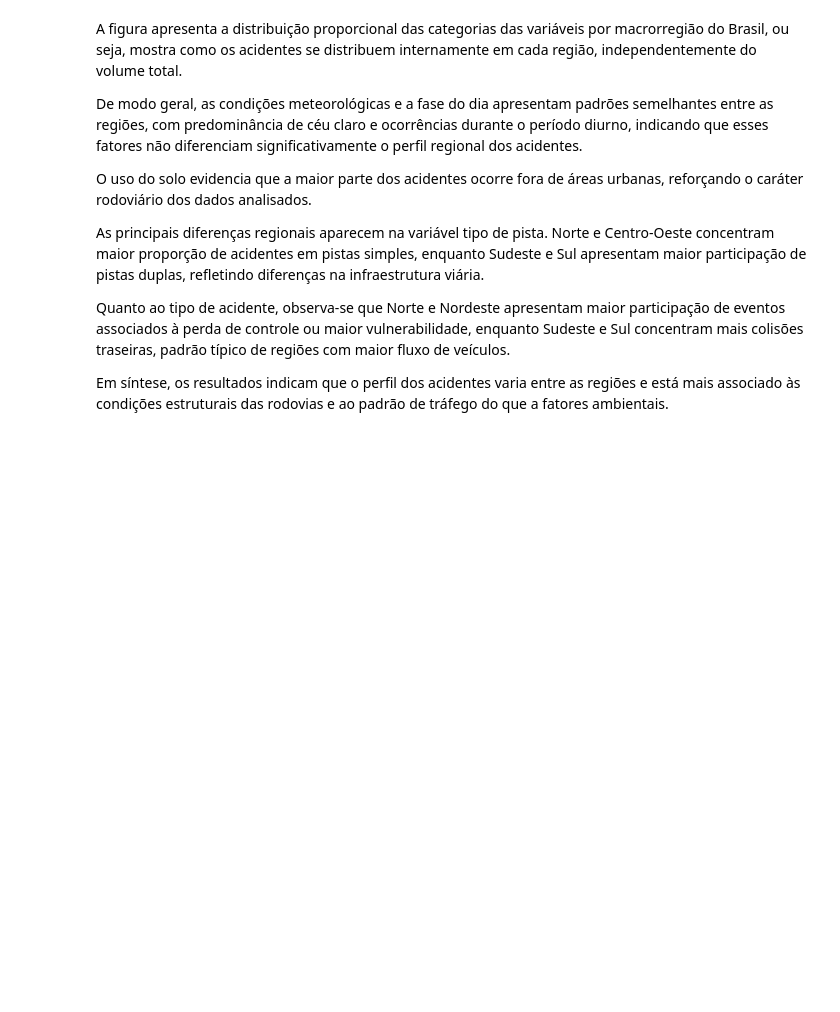
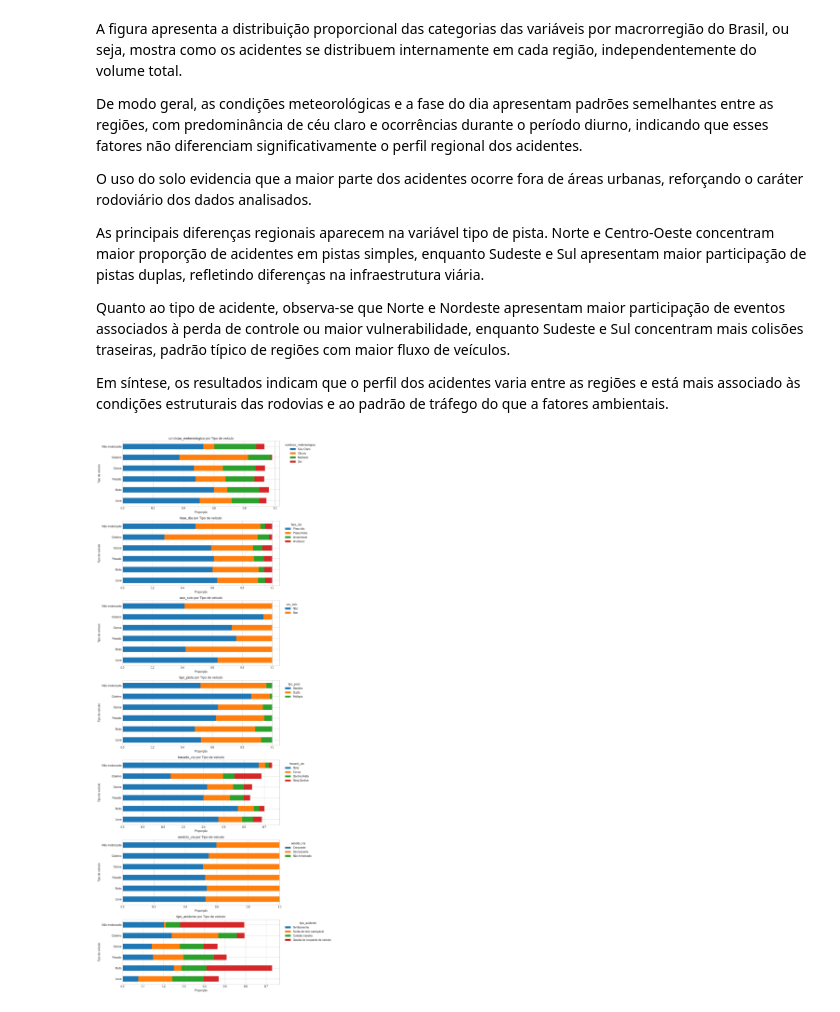
Before and after one commit to Fabiano01EST/traffic-accidents-brazil-analysis, a Jupyter notebook: mapas.ipynb, the cells around one changed output. Saved outputs shown, nothing was run; the diff lists cells and outputs as text; code cells hidden in the pictures; blank space fills up the shorter version.

```diff
--- a/mapas.ipynb
+++ b/mapas.ipynb
@@ -293,3 +293,75 @@ As principais diferenças regionais aparecem na variável tipo de pista. Norte e
 Quanto ao tipo de acidente, observa-se que Norte e Nordeste apresentam maior participação de eventos associados à perda de controle ou maior vulnerabilidade, enquanto Sudeste e Sul concentram mais colisões traseiras, padrão típico de regiões com maior fluxo de veículos.
 
 Em síntese, os resultados indicam que o perfil dos acidentes varia entre as regiões e está mais associado às condições estruturais das rodovias e ao padrão de tráfego do que a fatores ambientais.
+# %%
+map_veiculo = {
+    "Automóvel": "Leve",
+    "Caminhonete": "Leve",
+    "Camioneta": "Leve",
+    "Utilitário": "Leve",
+
+    "Motocicleta": "Moto",
+    "Motoneta": "Moto",
+    "Ciclomotor": "Moto",
+
+    "Caminhão": "Pesado",
+    "Caminhão-trator": "Pesado",
+    "Reboque": "Pesado",
+    "Semirreboque": "Pesado",
+
+    "Ônibus": "Coletivo",
+    "Micro-ônibus": "Coletivo",
+
+    "Bicicleta": "Não motorizado",
+    "Pedestre": "Não motorizado"
+}
+
+dados["grupo_veiculo"] = dados["tipo_veiculo"].map(map_veiculo).fillna("Outros")
+
+import pandas as pd
+import matplotlib.pyplot as plt
+
+col_names = [
+    "condicao_metereologica", "fase_dia", "uso_solo",
+    "tipo_pista", "tracado_via", "sentido_via", "tipo_acidente"
+]
+
+ordem = dados["grupo_veiculo"].value_counts().index
+
+fig, axes = plt.subplots(len(col_names), 1, figsize=(12, 4 * len(col_names)))
+
+if len(col_names) == 1:
+    axes = [axes]
+
+for i, col in enumerate(col_names):
+
+    tab = pd.crosstab(
+        dados["grupo_veiculo"],
+        dados[col],
+        normalize="index"
+    )
+
+    top_cat = dados[col].value_counts().nlargest(4).index
+    tab = tab[top_cat]
+    tab = tab.loc[ordem]
+
+    tab.plot(
+        kind="barh",
+        stacked=True,
+        ax=axes[i]
+    )
+
+    axes[i].set_title(f"{col} por Tipo de veículo")
+    axes[i].set_xlabel("Proporção")
+    axes[i].set_ylabel("Tipo de veículo")
+
+    axes[i].legend(
+        title=col,
+        bbox_to_anchor=(1.02, 1),
+        loc="upper left"
+    )
+
+plt.tight_layout()
+plt.show()
+# %% [output]
+[figure, added]
```
Also changed, not shown: parts of 1 cell of this notebook.
